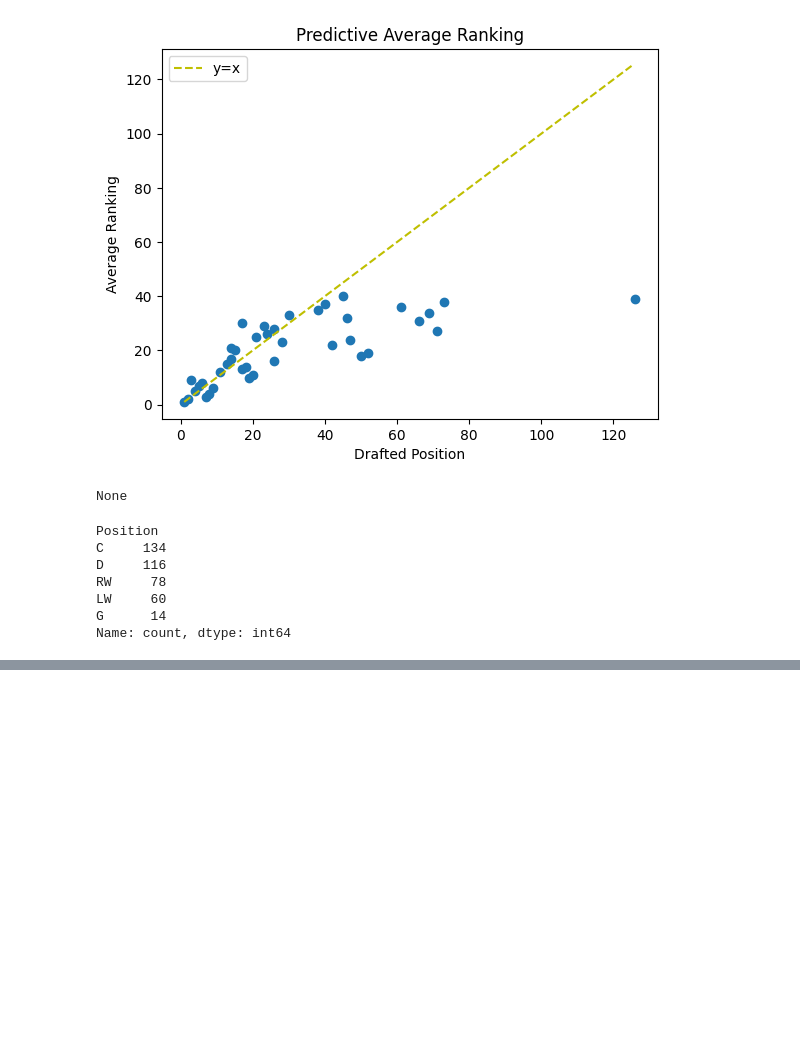
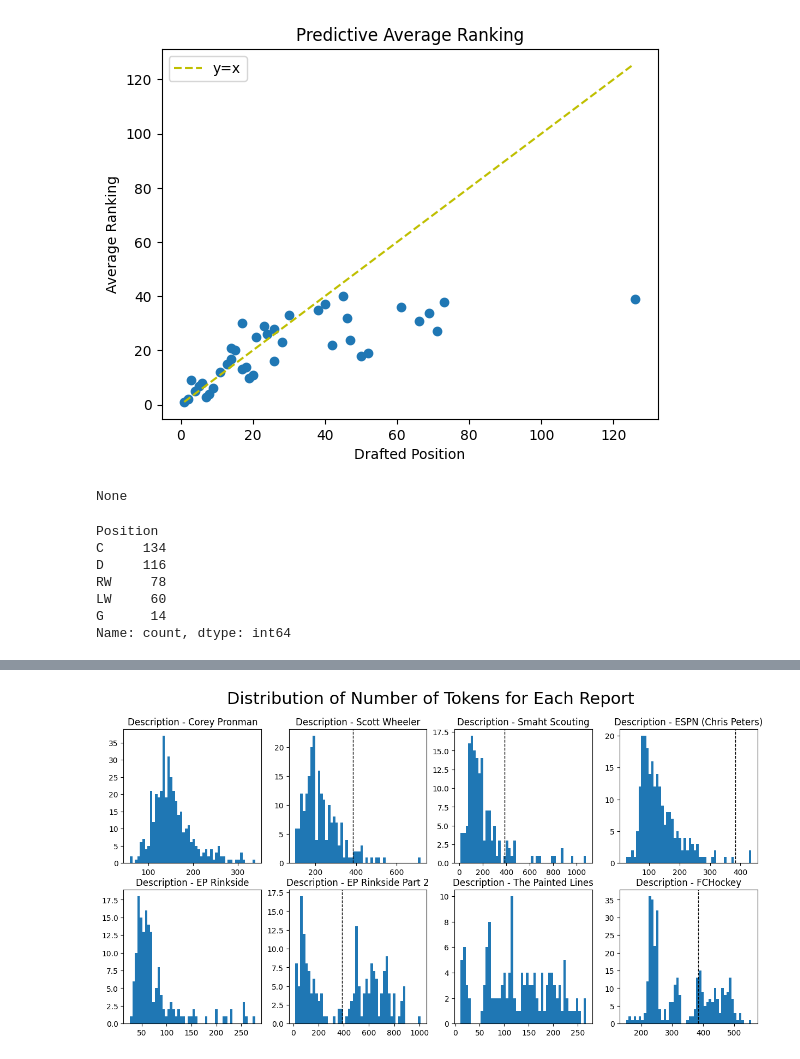
Before and after one commit to jeremygonsalves/PredictingDraftNHL, a Jupyter notebook: Code/EDA.ipynb, the cells around one changed output, grey strips where cells are left out. Drawn from its saved outputs; the diff is of its cells as text; code cells hidden in the pictures; blank space fills up the shorter version.

Commit message:
adding Bert Transformations for Tokenization

```diff
--- a/Code/EDA.ipynb
+++ b/Code/EDA.ipynb
@@ -87,3 +106,25 @@ RW     78
 LW     60
 G      14
 Name: count, dtype: int64
+# %%
+match = data.columns.str.match('Description')
+scouting_reports = data.columns[match]
+
+# Create a deep copy of data
+token_count = data.copy(deep=True)
+
+# Define a function to count tokens (words) using split
+def count_tokens(text):
+    if isinstance(text, str):
+        # Split the string by spaces and count the number of words
+        return len(text.split())
+    else:
+        return np.nan
+
+# Apply the function across all scouting report columns
+token_count[scouting_reports] = token_count[scouting_reports].applymap(count_tokens)
+
+average_token_count = token_count[scouting_reports].mean().sort_values()
+
+# Display the result
+print(average_token_count)
@@ -89,0 +141,22 @@ Name: count, dtype: int64
+# %%
+from sentence_transformers import SentenceTransformer
+bert_model = SentenceTransformer('all-mpnet-base-v2')
+# %%
+nrows = 2
+ncols = 4
+fig, ax = plt.subplots(nrows=nrows, ncols=ncols, figsize=(15,7))
+
+for index, report in enumerate(scouting_reports):
+    xx = token_count[report].values
+    i, j = [array[0] for array in np.unravel_index([index], shape=(nrows,ncols))]
+
+    ax[i, j].hist(xx, bins=50)
+    ax[i, j].set_title(report)
+
+    if xx[~np.isnan(xx)].max() > bert_model.max_seq_length:
+        ax[i, j].axvline(bert_model.max_seq_length, color='k', linestyle='dashed', linewidth=1)  # Add vertical line
+
+plt.suptitle("Distribution of Number of Tokens for Each Report", fontsize=22)
+plt.show()
+# %% [output]
+[figure, added]
```
Also changed, not shown: parts of 7 cells of this notebook.
